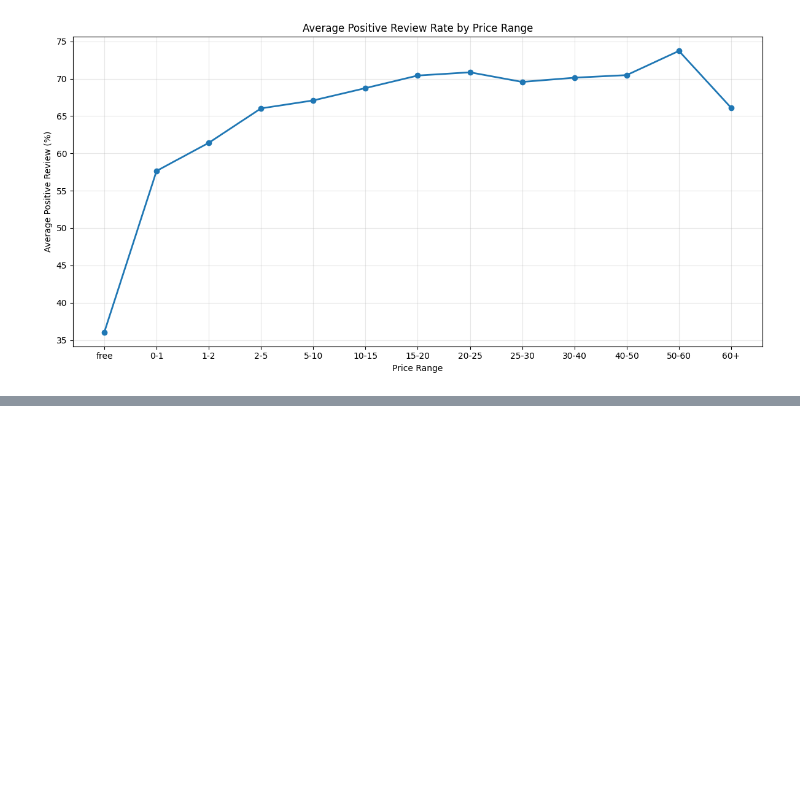
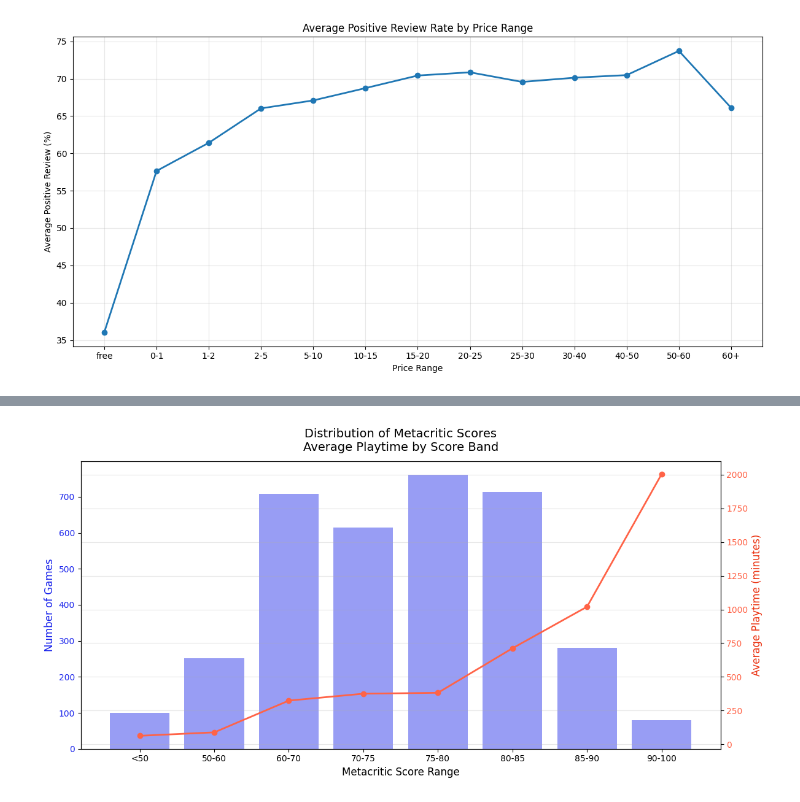
Before and after one commit to Jingrui-Zhu/SLDV, a Jupyter notebook: data_analysis.ipynb, the cells around one changed output, grey strips where cells are left out. Drawn from its saved outputs; the diff is of its cells as text; code cells hidden in the pictures; blank space fills up the shorter version.

```diff
--- a/data_analysis.ipynb
+++ b/data_analysis.ipynb
@@ -959,8 +959,8 @@ The following analysis divides the games into different ranges and trace the cha
 
 Interestingly, the line chart shows that even with the price of 1 euro, the reputation jumps from 35% to ~57%, and its approval stablize in rage 15-50 around 70%. But, when the price reaches over 60, its approval decreases, the assumption is that the game's aggressive pricing does not match the high expections.
 # %%
-price_range = [0, 0.1, 1, 2, 5, 10, 15, 20, 25, 30, 40, 50, 60, float("inf")]
-price_tag = [
+bins = [0, 0.1, 1, 2, 5, 10, 15, 20, 25, 30, 40, 50, 60, float("inf")]
+labels = [
     "free",
     "0-1",
     "1-2",
@@ -976,8 +976,9 @@ price_tag = [
     "60+",
 ]
 
+
 df["price_band"] = pd.cut(
-    df["full_price"], bins=price_range, labels=price_tag, right=False
+    df["full_price"], bins=bins, labels=labels, right=False
 )
 
 reputation = (
@@ -1001,0 +1014,52 @@ plt.show()
+# %%
+rated = df[(df["metacritic_score"] > 0) & (df["num_reviews"] > 0)].copy()
+
+# Show the percentiles of the Metacritic scores to understand the distribution and decide on bins
+scores = rated["metacritic_score"]
+# print(scores.quantile([0.1, 0.25, 0.5, 0.75, 0.9]))
+
+# Define bins and labels for Metacritic scores based on the distribution
+bins = [0, 50, 60, 70, 75, 80, 85, 90, 100]
+labels = ["<50", "50-60", "60-70", "70-75", "75-80", "80-85", "85-90", "90-100"]
+rated["score_band"] = pd.cut(
+    rated["metacritic_score"], bins=bins, labels=labels, right=False
+)
+score_dist = rated["score_band"].value_counts().sort_index()
+
+# Calculate average playtime for each score band
+avg_playtime_by_score = (
+    rated.groupby(("score_band"), observed=True)["avg_playtime"].mean().reindex(labels)
+)
+
+# --- Plot ---
+fig, ax1 = plt.subplots(figsize=(12, 6))
+
+# Plot the distribution of Metacritic scores as bars on the primary y-axis
+ax1.bar(score_dist.index, score_dist.values, color="#333ceb", alpha=0.5)
+ax1.set_xlabel("Metacritic Score Range", fontsize=12)
+ax1.set_ylabel("Number of Games", fontsize=12, color="#1c26ec")
+ax1.tick_params(axis="y", labelcolor="#1c26ec")
+
+# Plot the average playtime as a line on the secondary y-axis
+ax2 = ax1.twinx()
+ax2.plot(
+    avg_playtime_by_score.index,
+    avg_playtime_by_score.values,
+    marker="o",
+    color="#ff6347",
+    linewidth=2,
+)
+ax2.set_ylabel("Average Playtime (minutes)", fontsize=12, color="#eb3211")
+ax2.tick_params(axis="y", labelcolor="#ff6347")
+
+ax1.set_title(
+    "Distribution of Metacritic Scores\nAverage Playtime by Score Band",
+    fontsize=14,
+    pad=12,
+)
+plt.grid(alpha=0.3)
+plt.xticks(rotation=0)
+plt.tight_layout()
+plt.show()
+# %% [output]
+[figure, added]
```
Also changed, not shown: parts of 20 cells of this notebook.
